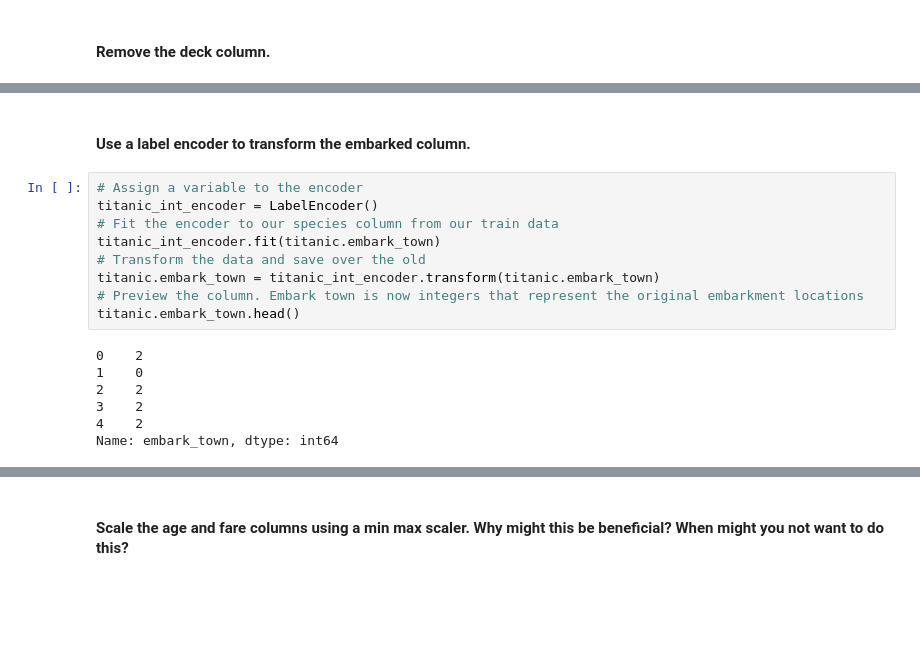
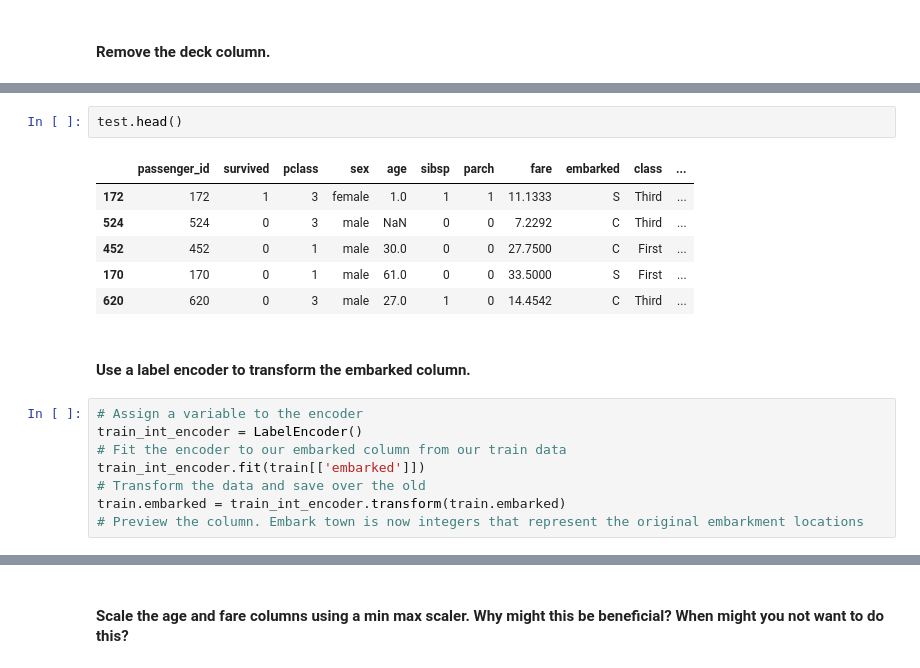
Before and after one commit to davidtenorio1/ds-methodologies-exercises, a Jupyter notebook: classification/classification_exercises.ipynb, the cells around one changed output, grey strips where cells are left out. Saved outputs shown, nothing was run; the diff lists cells and outputs as text; blank space fills up the shorter version.

```diff
--- a/classification/classification_exercises.ipynb
+++ b/classification/classification_exercises.ipynb
@@ -333,18 +355,19 @@ titanic.head()
+# %%
+test.head()
+# %% [output]
+|  | passenger_id | survived | pclass | sex | age | sibsp | parch | fare | embarked | class | ... |
+| 172 | 172 | 1 | 3 | female | 1.0 | 1 | 1 | 11.1333 | S | Third | ... |
+| 524 | 524 | 0 | 3 | male | NaN | 0 | 0 | 7.2292 | C | Third | ... |
+| 452 | 452 | 0 | 1 | male | 30.0 | 0 | 0 | 27.7500 | C | First | ... |
+| 170 | 170 | 0 | 1 | male | 61.0 | 0 | 0 | 33.5000 | S | First | ... |
+| 620 | 620 | 0 | 3 | male | 27.0 | 1 | 0 | 14.4542 | C | Third | ... |
 # %% [markdown]
 #### Use a label encoder to transform the embarked column.
 # %%
 # Assign a variable to the encoder
-titanic_int_encoder = LabelEncoder()
-# Fit the encoder to our species column from our train data
-titanic_int_encoder.fit(titanic.embark_town)
+train_int_encoder = LabelEncoder()
+# Fit the encoder to our embarked column from our train data
+train_int_encoder.fit(train[['embarked']])
 # Transform the data and save over the old
-titanic.embark_town = titanic_int_encoder.transform(titanic.embark_town)
+train.embarked = train_int_encoder.transform(train.embarked)
 # Preview the column. Embark town is now integers that represent the original embarkment locations
-titanic.embark_town.head()
-# %% [output]
-0    2
-1    0
-2    2
-3    2
-4    2
-Name: embark_town, dtype: int64
```
Also changed, not shown: parts of 29 cells of this notebook, 1 other file.
